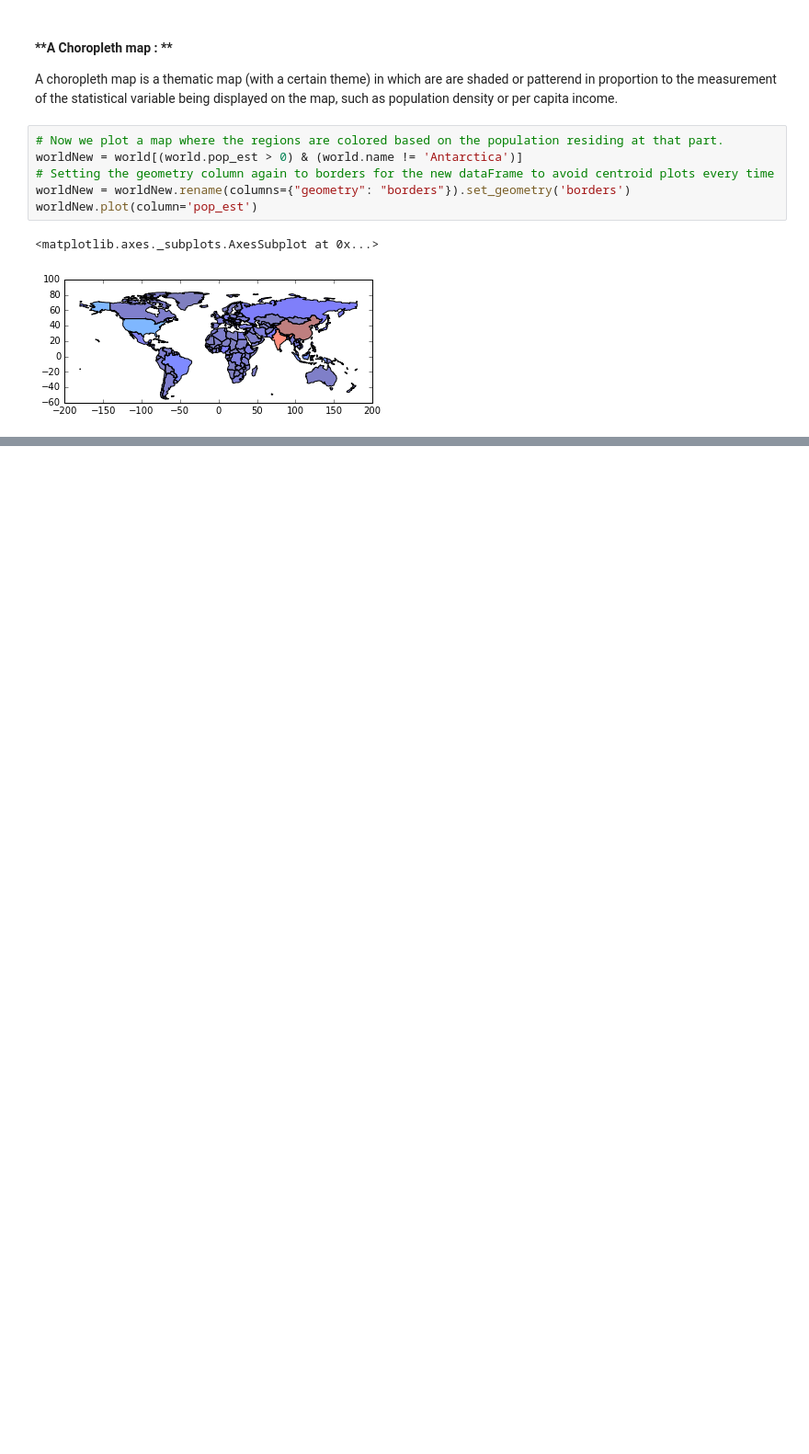
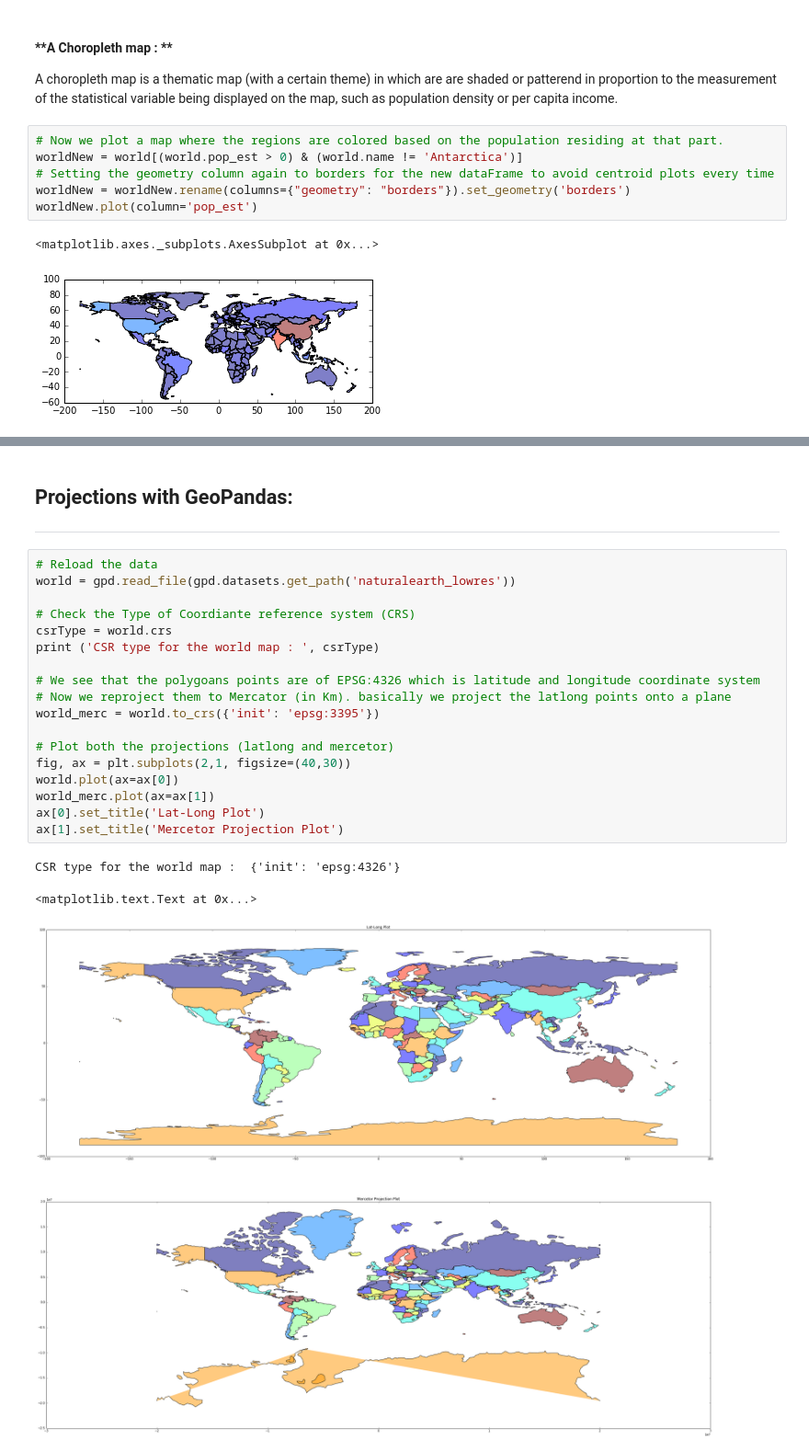
Before and after one commit to Sardhendu/Study, a Jupyter notebook: GeoSpatial-Analysis/GeoPandas-Operations.ipynb, the cells around one changed output, grey strips where cells are left out. Shown at 92% size. Cells and saved outputs as stored; diff of their text form; blank space fills up the shorter version.

```diff
--- a/GeoSpatial-Analysis/GeoPandas-Operations.ipynb
+++ b/GeoSpatial-Analysis/GeoPandas-Operations.ipynb
@@ -178,0 +152,25 @@ cities.head()
+# %% [markdown]
+## Projections with GeoPandas:
+------------
+# %%
+# Reload the data
+world = gpd.read_file(gpd.datasets.get_path('naturalearth_lowres'))
+
+# Check the Type of Coordiante reference system (CRS)
+csrType = world.crs
+print ('CSR type for the world map : ', csrType)
+
+# We see that the polygoans points are of EPSG:4326 which is latitude and longitude coordinate system
+# Now we reproject them to Mercator (in Km). basically we project the latlong points onto a plane
+world_merc = world.to_crs({'init': 'epsg:3395'})
+
+# Plot both the projections (latlong and mercetor)
+fig, ax = plt.subplots(2,1, figsize=(40,30))
+world.plot(ax=ax[0])
+world_merc.plot(ax=ax[1])
+ax[0].set_title('Lat-Long Plot')
+ax[1].set_title('Mercetor Projection Plot')
+# %% [output]
+CSR type for the world map :  {'init': 'epsg:4326'}
+<matplotlib.text.Text at 0x...>
+[figure, added]
```
Also changed, not shown: parts of 18 cells of this notebook.
